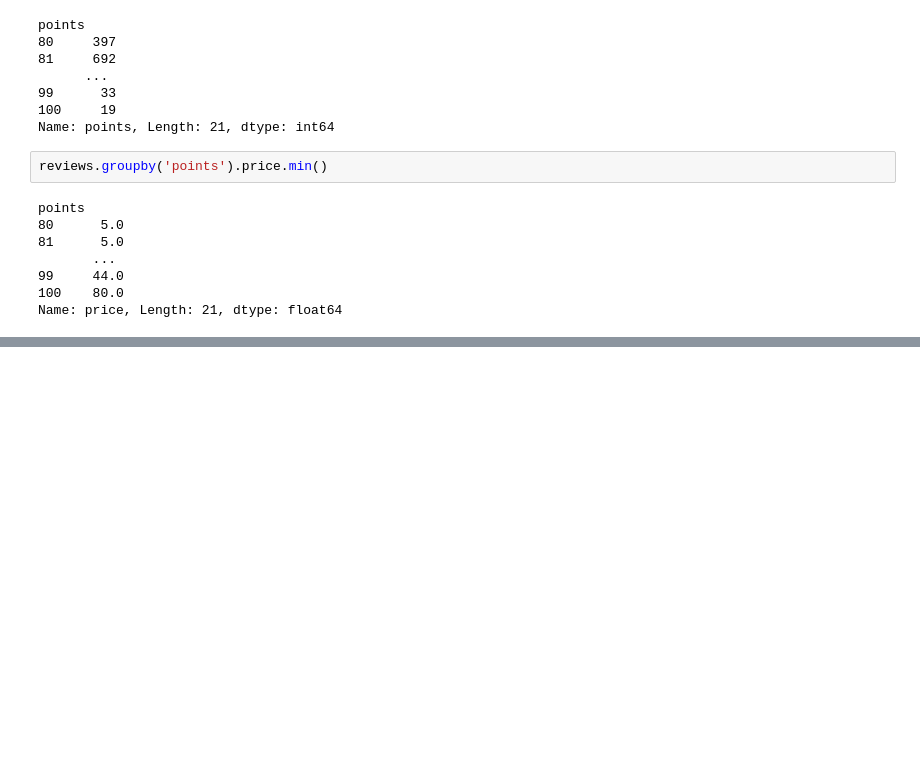
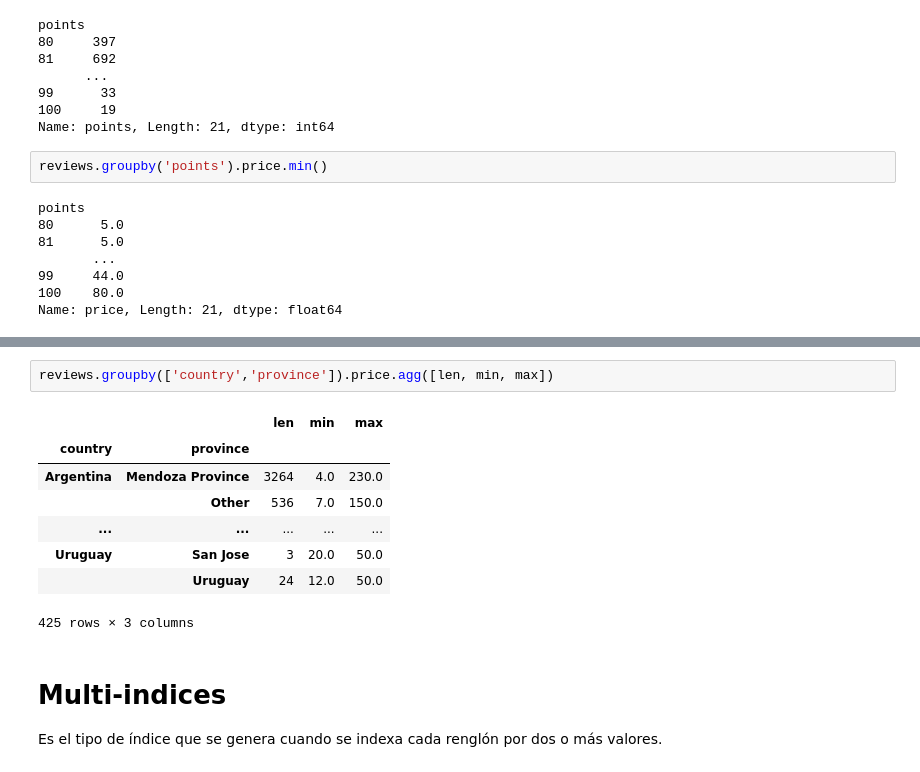
Before and after one commit to GTD2101-ACD-AA-EJ23/03-Pandas-20170749, a Jupyter notebook: 04. GroupSort.ipynb, the cells around one changed output, grey strips where cells are left out. Saved outputs shown, nothing was run; the diff lists cells and outputs as text; blank space fills up the shorter version.

```diff
--- a/04. GroupSort.ipynb
+++ b/04. GroupSort.ipynb
@@ -30,0 +63,14 @@ Name: price, Length: 21, dtype: float64
+# %%
+reviews.groupby(['country','province']).price.agg([len, min, max])
+# %% [output]
+|  |  | len | min | max |
+| country | province |  |  |  |
+| Argentina | Mendoza Province | 3264 | 4.0 | 230.0 |
+|  | Other | 536 | 7.0 | 150.0 |
+| ... | ... | ... | ... | ... |
+| Uruguay | San Jose | 3 | 20.0 | 50.0 |
+|  | Uruguay | 24 | 12.0 | 50.0 |
+425 rows × 3 columns
+# %% [markdown]
+# Multi-indices
+Es el tipo de índice que se genera cuando se indexa cada renglón por dos o más valores.
```
Also changed, not shown: parts of 14 cells of this notebook.
